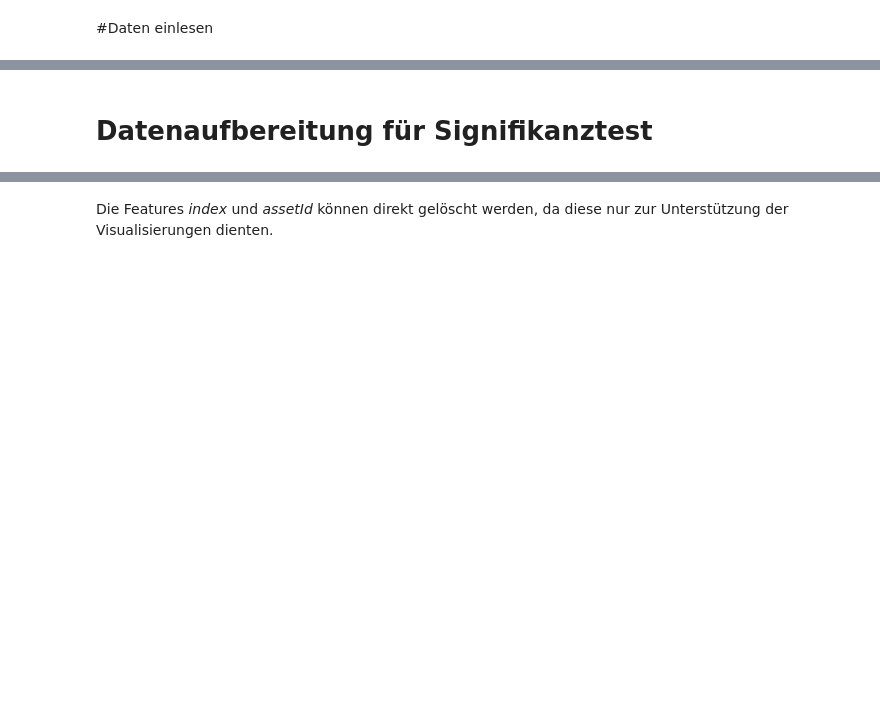
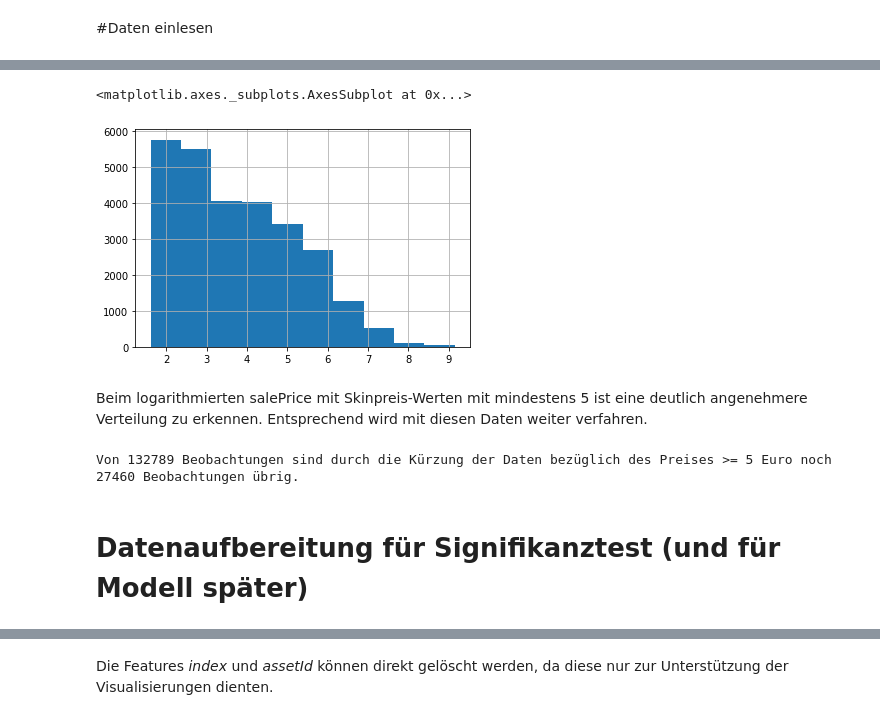
Before and after one commit to princessivy/Analyzing_CSGO_SkinPrices, a Jupyter notebook: CSGO_Significance_Testing.ipynb, the cells around one changed output, grey strips where cells are left out. Saved outputs shown, nothing was run; the diff lists cells and outputs as text; code cells hidden in the pictures; blank space fills up the shorter version.

```diff
--- a/CSGO_Significance_Testing.ipynb
+++ b/CSGO_Significance_Testing.ipynb
@@ -17,5 +72,16 @@ data = pd.read_csv(r'/content/drive/MyDrive/SA_BA/Data/allitems_cleaned_3.csv')
+# %%
+data.salePricelog.hist()
+# %% [output]
+<matplotlib.axes._subplots.AxesSubplot at 0x...>
+[figure, added]
+# %% [markdown]
+Beim logarithmierten salePrice mit Skinpreis-Werten mit mindestens 5 ist eine deutlich angenehmere Verteilung zu erkennen. Entsprechend wird mit diesen Daten weiter verfahren.
+# %%
+print("Von 132789 Beobachtungen sind durch die Kürzung der Daten bezüglich des Preises >= 5 Euro noch " + str(len(data)) + " Beobachtungen übrig.")
+# %% [output]
+Von 132789 Beobachtungen sind durch die Kürzung der Daten bezüglich des Preises >= 5 Euro noch 27460 Beobachtungen übrig.
 # %% [markdown]
-# Datenaufbereitung für Signifikanztest
+# Datenaufbereitung für Signifikanztest (und für Modell später)
 # %%
 # übrige Features:
 data.columns
```
Also changed, not shown: parts of 56 cells of this notebook.
